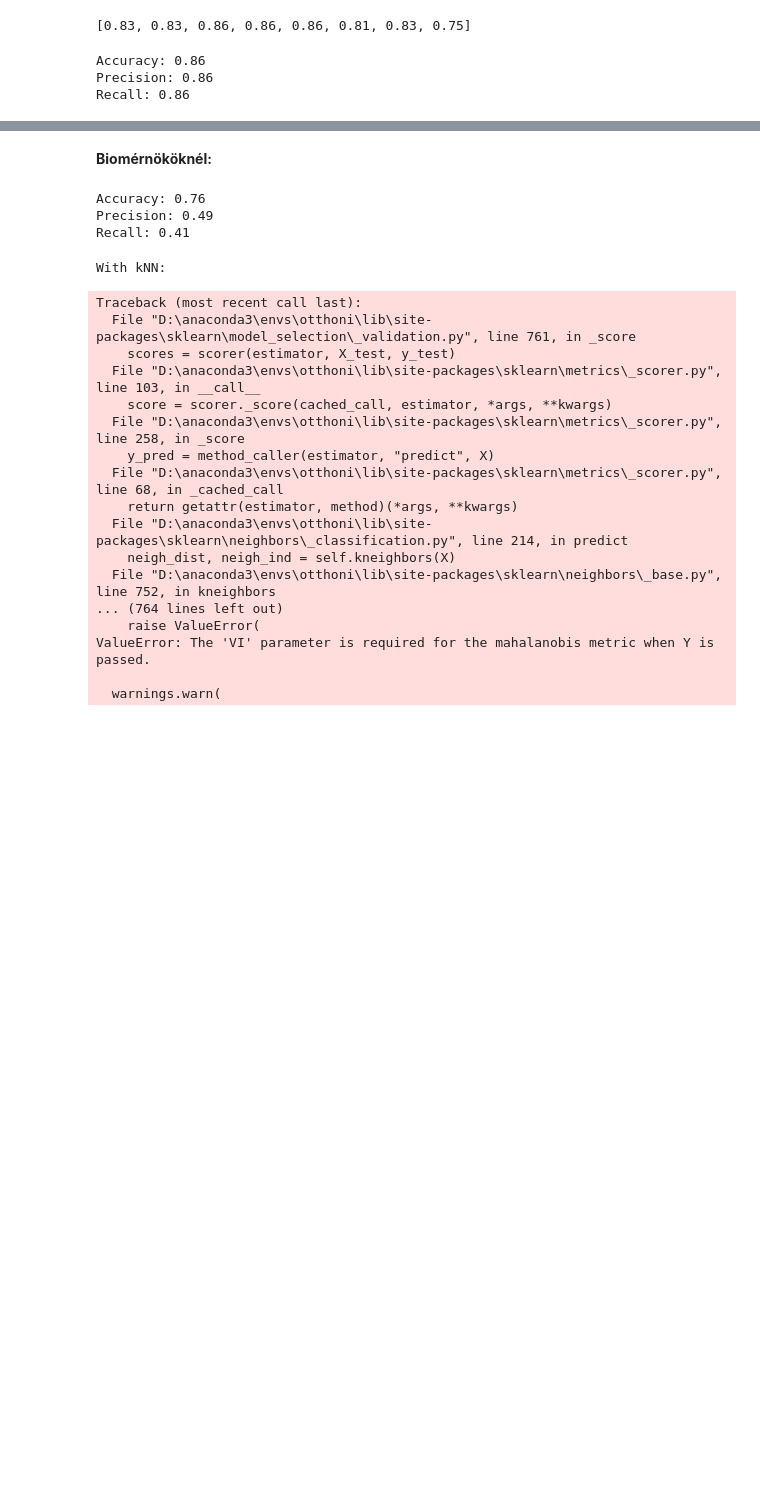
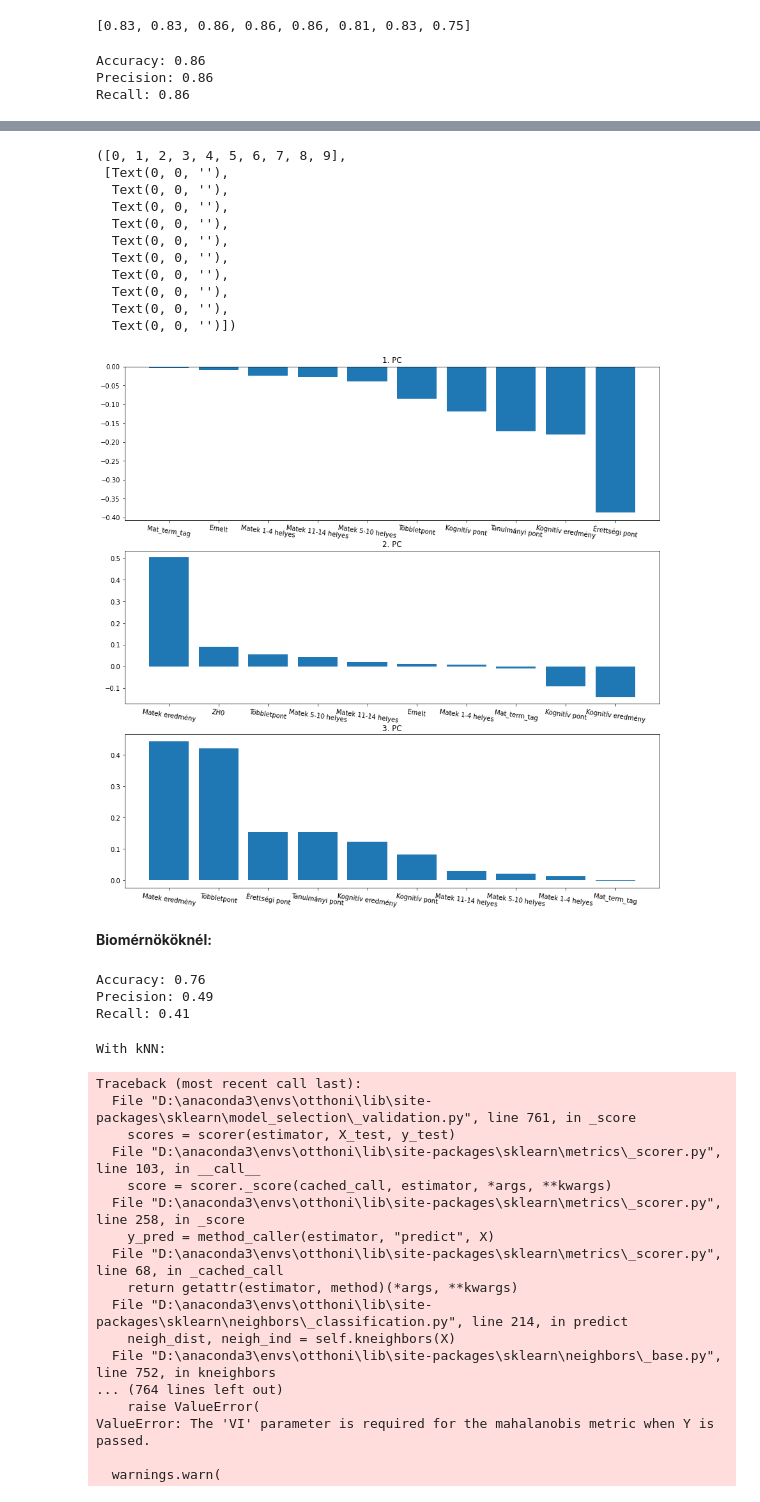
Before and after one commit to konderal333/-nkutfel, a Jupyter notebook: python/matek_2019_3csop_Szakonként.ipynb, the cells around one changed output, grey strips where cells are left out. Cells and saved outputs as stored; diff of their text form; code cells hidden in the pictures; blank space fills up the shorter version.

```diff
--- a/python/matek_2019_3csop_Szakonként.ipynb
+++ b/python/matek_2019_3csop_Szakonként.ipynb
@@ -352,3 +352,44 @@ PCA_scores_vegy
+# %%
+#nézzük meg, hogy mik lettek a főkomponensek
+import matplotlib.pyplot as plt
+projected = PCA(3).fit(features)
+
+pca1 = [(features.columns[i],projected.components_[0][i]) for i in range(12)]
+pca2 = [(features.columns[i],projected.components_[1][i]) for i in range(12)]
+pca3 = [(features.columns[i],projected.components_[2][i]) for i in range(12)]
+
+pca1.sort(key=lambda x: x[1], reverse = True)
+pca2.sort(key=lambda x: x[1], reverse = True)
+pca3.sort(key=lambda x: x[1], reverse = True)
+
+plt.figure(figsize=(15,15))
+plt.subplot(3,1,1)
+plt.bar([pca1[i][0] for i in range(10)], [pca1[i][1] for i in range(10)])
+plt.title("1. PC")
+plt.xticks(rotation=-8)
+
+plt.subplot(3,1,2)
+plt.bar([pca2[i][0] for i in range(10)], [pca2[i][1] for i in range(10)])
+plt.title("2. PC")
+plt.xticks(rotation=-8)
+
+plt.subplot(3,1,3)
+plt.bar([pca3[i][0] for i in range(10)], [pca3[i][1] for i in range(10)])
+plt.title("3. PC")
+plt.xticks(rotation=-8)
+# %% [output]
+([0, 1, 2, 3, 4, 5, 6, 7, 8, 9],
+ [Text(0, 0, ''),
+  Text(0, 0, ''),
+  Text(0, 0, ''),
+  Text(0, 0, ''),
+  Text(0, 0, ''),
+  Text(0, 0, ''),
+  Text(0, 0, ''),
+  Text(0, 0, ''),
+  Text(0, 0, ''),
+  Text(0, 0, '')])
+[figure, added]
 # %% [markdown]
 **Biomérnököknél:**
 # %%
```
Also changed, not shown: parts of 7 cells of this notebook, 5 other files.
